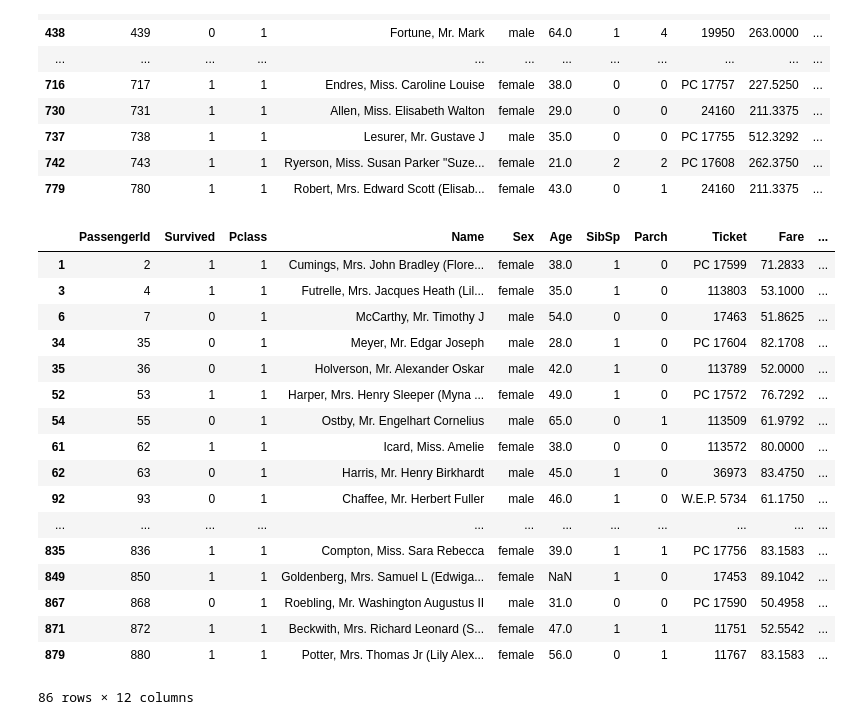
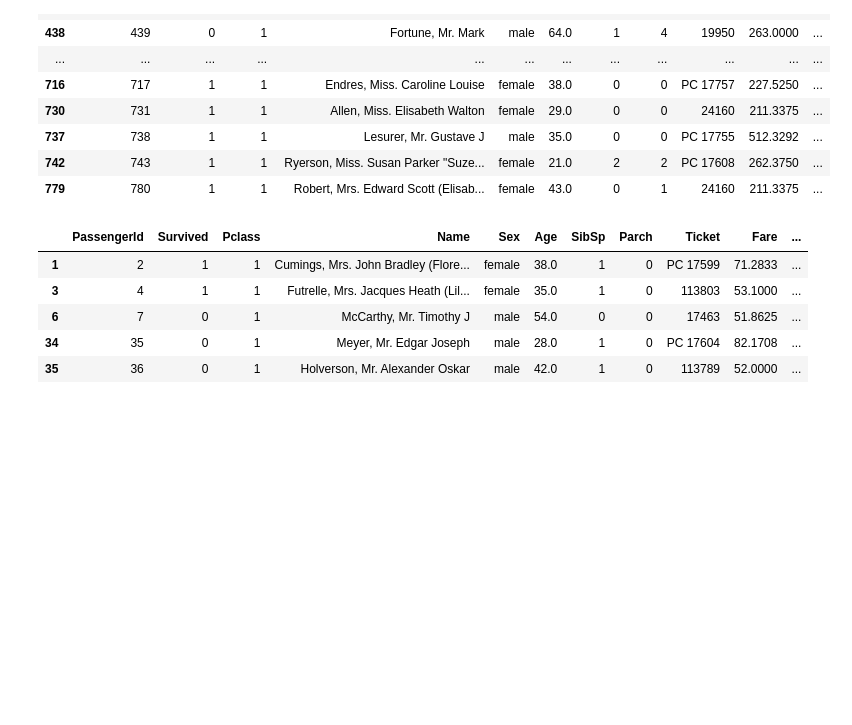
Before and after one commit to kentaromatsuura/haitsclass-tasks, a Jupyter notebook: 分類課題_kentaromatsuura.ipynb, the cells around one changed output. Saved outputs shown, nothing was run; the diff lists cells and outputs as text; code cells hidden in the pictures; blank space fills up the shorter version.

```diff
--- a/分類課題_kentaromatsuura.ipynb
+++ b/分類課題_kentaromatsuura.ipynb
@@ -558,24 +547,12 @@ df_train[(df_train.Fare >= 200)&(df_train.Pclass == 1)]
 | 742 | 743 | 1 | 1 | Ryerson, Miss. Susan Parker "Suze... | female | 21.0 | 2 | 2 | PC 17608 | 262.3750 | ... |
 | 779 | 780 | 1 | 1 | Robert, Mrs. Edward Scott (Elisab... | female | 43.0 | 0 | 1 | 24160 | 211.3375 | ... |
 # %%
-df_train[(df_train.Fare >50) &(df_train.Fare < 100) & (df_train.Pclass == 1)]
+df_train[(df_train.Fare >50) &(df_train.Fare < 100) & (df_train.Pclass == 1)].head()
 # %% [output]
 |  | PassengerId | Survived | Pclass | Name | Sex | Age | SibSp | Parch | Ticket | Fare | ... |
 | 1 | 2 | 1 | 1 | Cumings, Mrs. John Bradley (Flore... | female | 38.0 | 1 | 0 | PC 17599 | 71.2833 | ... |
 | 3 | 4 | 1 | 1 | Futrelle, Mrs. Jacques Heath (Lil... | female | 35.0 | 1 | 0 | 113803 | 53.1000 | ... |
 | 6 | 7 | 0 | 1 | McCarthy, Mr. Timothy J | male | 54.0 | 0 | 0 | 17463 | 51.8625 | ... |
 | 34 | 35 | 0 | 1 | Meyer, Mr. Edgar Joseph | male | 28.0 | 1 | 0 | PC 17604 | 82.1708 | ... |
 | 35 | 36 | 0 | 1 | Holverson, Mr. Alexander Oskar | male | 42.0 | 1 | 0 | 113789 | 52.0000 | ... |
-| 52 | 53 | 1 | 1 | Harper, Mrs. Henry Sleeper (Myna ... | female | 49.0 | 1 | 0 | PC 17572 | 76.7292 | ... |
-| 54 | 55 | 0 | 1 | Ostby, Mr. Engelhart Cornelius | male | 65.0 | 0 | 1 | 113509 | 61.9792 | ... |
-| 61 | 62 | 1 | 1 | Icard, Miss. Amelie | female | 38.0 | 0 | 0 | 113572 | 80.0000 | ... |
-| 62 | 63 | 0 | 1 | Harris, Mr. Henry Birkhardt | male | 45.0 | 1 | 0 | 36973 | 83.4750 | ... |
-| 92 | 93 | 0 | 1 | Chaffee, Mr. Herbert Fuller | male | 46.0 | 1 | 0 | W.E.P. 5734 | 61.1750 | ... |
-| ... | ... | ... | ... | ... | ... | ... | ... | ... | ... | ... | ... |
-| 835 | 836 | 1 | 1 | Compton, Miss. Sara Rebecca | female | 39.0 | 1 | 1 | PC 17756 | 83.1583 | ... |
-| 849 | 850 | 1 | 1 | Goldenberg, Mrs. Samuel L (Edwiga... | female | NaN | 1 | 0 | 17453 | 89.1042 | ... |
-| 867 | 868 | 0 | 1 | Roebling, Mr. Washington Augustus II | male | 31.0 | 0 | 0 | PC 17590 | 50.4958 | ... |
-| 871 | 872 | 1 | 1 | Beckwith, Mrs. Richard Leonard (S... | female | 47.0 | 1 | 1 | 11751 | 52.5542 | ... |
-| 879 | 880 | 1 | 1 | Potter, Mrs. Thomas Jr (Lily Alex... | female | 56.0 | 0 | 1 | 11767 | 83.1583 | ... |
-86 rows × 12 columns
 # %%
```
Also changed, not shown: parts of 36 cells of this notebook.
